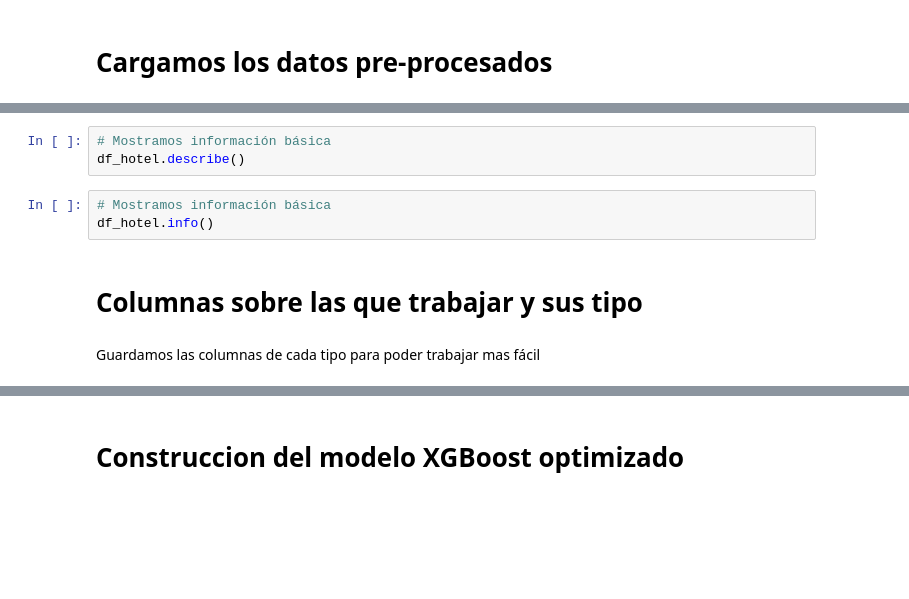
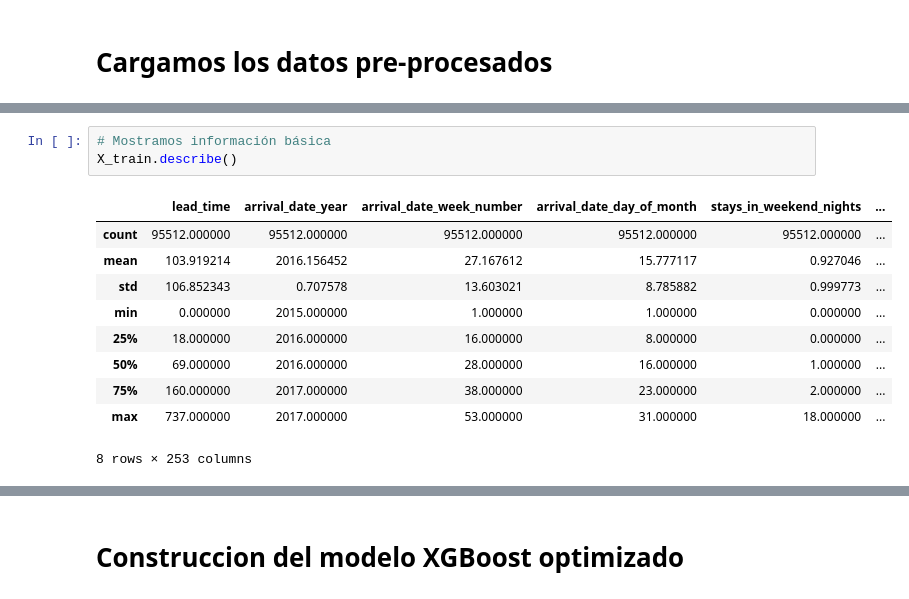
Before and after one commit to 4GeeksAcademy/LucasDellaMaestra-AlejandroNovellino-ReneRamirez-ProyectoFinal, a Jupyter notebook: notebooks/3.0-model-opt.ipynb, the cells around one changed output, grey strips where cells are left out. Cells and saved outputs as stored; diff of their text form; blank space fills up the shorter version.

```diff
--- a/notebooks/3.0-model-opt.ipynb
+++ b/notebooks/3.0-model-opt.ipynb
@@ -31,10 +38,14 @@ df_hotel.head()
 # %%
 # Mostramos información básica
-df_hotel.describe()
+X_train.describe()
+# %% [output]
+|  | lead_time | arrival_date_year | arrival_date_week_number | arrival_date_day_of_month | stays_in_weekend_nights | ... |
+| count | 95512.000000 | 95512.000000 | 95512.000000 | 95512.000000 | 95512.000000 | ... |
+| mean | 103.919214 | 2016.156452 | 27.167612 | 15.777117 | 0.927046 | ... |
+| std | 106.852343 | 0.707578 | 13.603021 | 8.785882 | 0.999773 | ... |
+| min | 0.000000 | 2015.000000 | 1.000000 | 1.000000 | 0.000000 | ... |
+| 25% | 18.000000 | 2016.000000 | 16.000000 | 8.000000 | 0.000000 | ... |
+| 50% | 69.000000 | 2016.000000 | 28.000000 | 16.000000 | 1.000000 | ... |
+| 75% | 160.000000 | 2017.000000 | 38.000000 | 23.000000 | 2.000000 | ... |
+| max | 737.000000 | 2017.000000 | 53.000000 | 31.000000 | 18.000000 | ... |
+8 rows × 253 columns
-# %%
-# Mostramos información básica
-df_hotel.info()
-# %% [markdown]
-# Columnas sobre las que trabajar y sus tipo
-# %% [markdown]
-Guardamos las columnas de cada tipo para poder trabajar mas fácil
```
Also changed, not shown: parts of 34 cells of this notebook, 1 other file.
